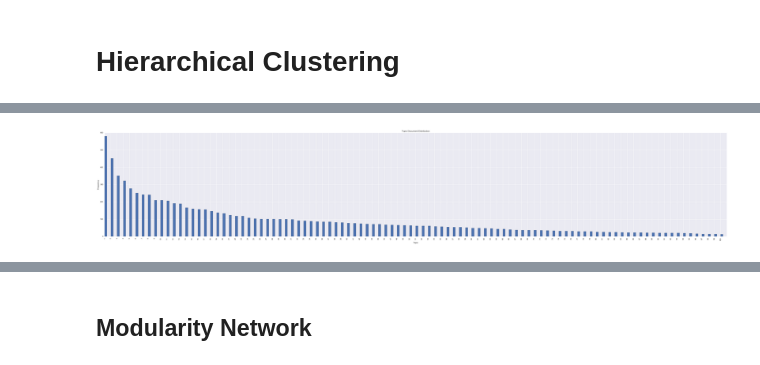
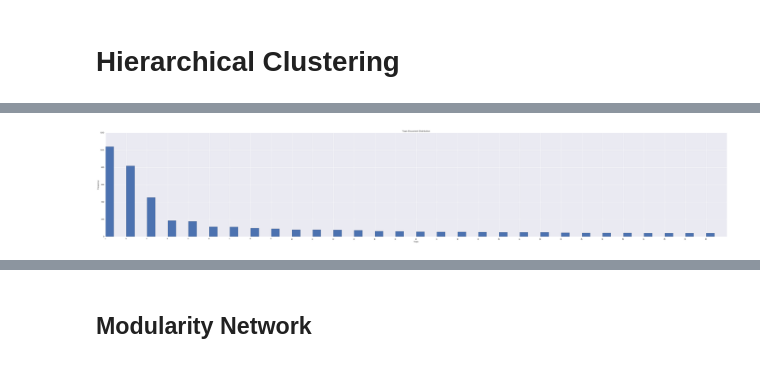
Before and after one commit to patorn/ucl_topic_structure_network_analysis, a Jupyter notebook: network.ipynb, the cells around one changed output, grey strips where cells are left out. Drawn from its saved outputs; the diff is of its cells as text; code cells hidden in the pictures.

```diff
--- a/network.ipynb
+++ b/network.ipynb
@@ -749,7 +846,7 @@ sg_lcm.write_gml('tmp/igraph_lcm_8245.gml')
 # %%
 lda_sim = cosine_similarity(mat_lda, mat_lda)
 # %%
-g_lcm = ig.Graph.Read_GML('tmp/igraph_lcm_01.gml')
+g_lcm = ig.Graph.Read_GML('tmp/igraph_lcm_8245.gml')
 # %%
 sg_lcm = g_lcm.es.select(weight_ge=0.8245).subgraph() #0.8245
 # %%
@@ -781,0 +876,6 @@ community_to_size_chart(lcm_topics)
+# %%
+for key, value in lcm_topics.items():
+    for v in value:
+        docs[v]['lcm_topic'] = key
+
+docs['2016-05-20-284'].keys()
@@ -856,2 +1001,2 @@ pickle.dump(linkage_matrix, open('tmp/linkage_matrix.pickle', 'wb'))
 # %%
-linkage_matrix = pickle.load(open('tmp/linkage_matrix.pickle', 'rb'))
+linkage_matrix = pickle.load(open('tmp/linkage_matrix_average_eucli.pickle', 'rb'))
@@ -866,8 +1025,7 @@ def cluster_indices(cluster_assignments):
     return indices
 
 # Compute the clusters.
-cutoff = 1.0
-cluster_assignments = fcluster(linkage_matrix, 100, criterion="maxclust")
+cluster_assignments = fcluster(linkage_matrix, 2.4, criterion="distance")
 
 # Print the indices of the data points in each cluster.
 num_clusters = cluster_assignments.max()
@@ -913,18 +1071,19 @@ for key, value in sorted(topics.items(), key=lambda x: len(x[1]), reverse=True):
 # %%
 x_data = []
 y_data = []
 for key, value in sorted(hclust_topics.items(), key=lambda x: len(x[1]), reverse=True):
-    x_data.append(key)
-    y_data.append(len(value))
+    if key <= 30:
+        x_data.append(key)
+        y_data.append(len(value))
 
 ind = np.arange(0, len(y_data) * 2, 2)
 fig = plt.figure(figsize=(60,10))
 plt.bar(ind, y_data)
 plt.xticks(ind, x_data, rotation=90)
 plt.title("Topic Document Distribution")
 plt.xlabel("Topic")
 plt.ylabel("Frequency")
 fig.savefig('tmp/size_chart_lda.png')
 plt.show()
 # %% [output]
-[figure, old version]
+[figure, new version]
```
Also changed, not shown: parts of 90 cells of this notebook.
